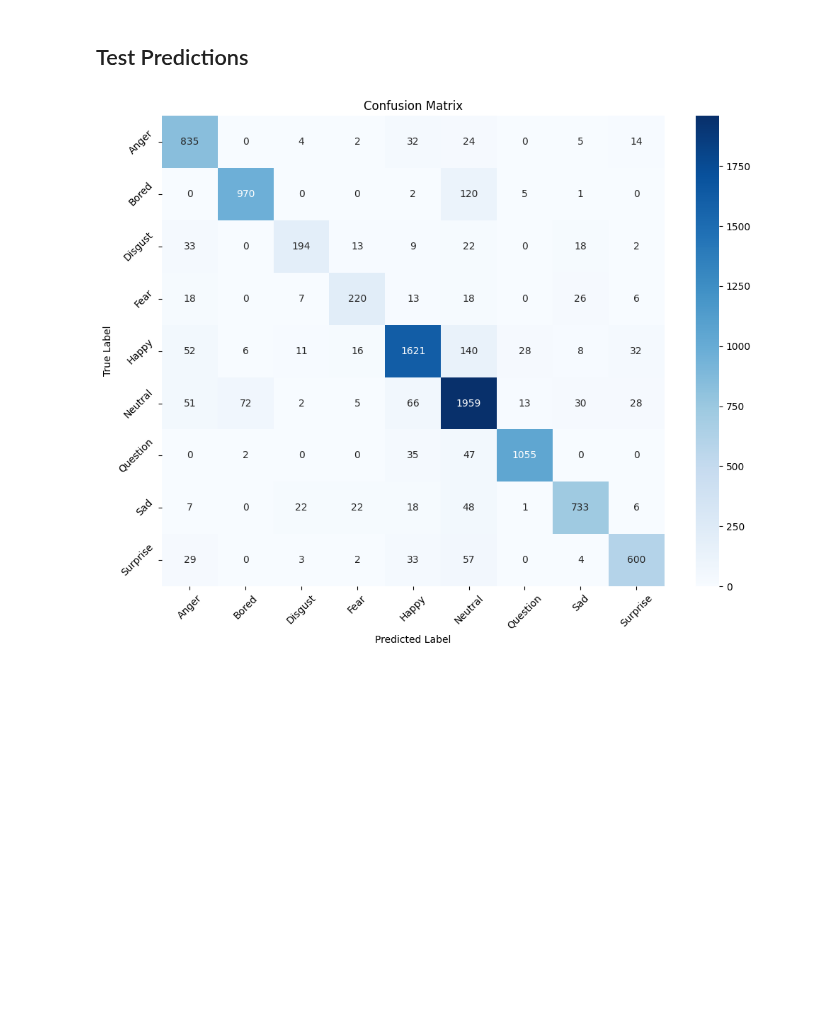
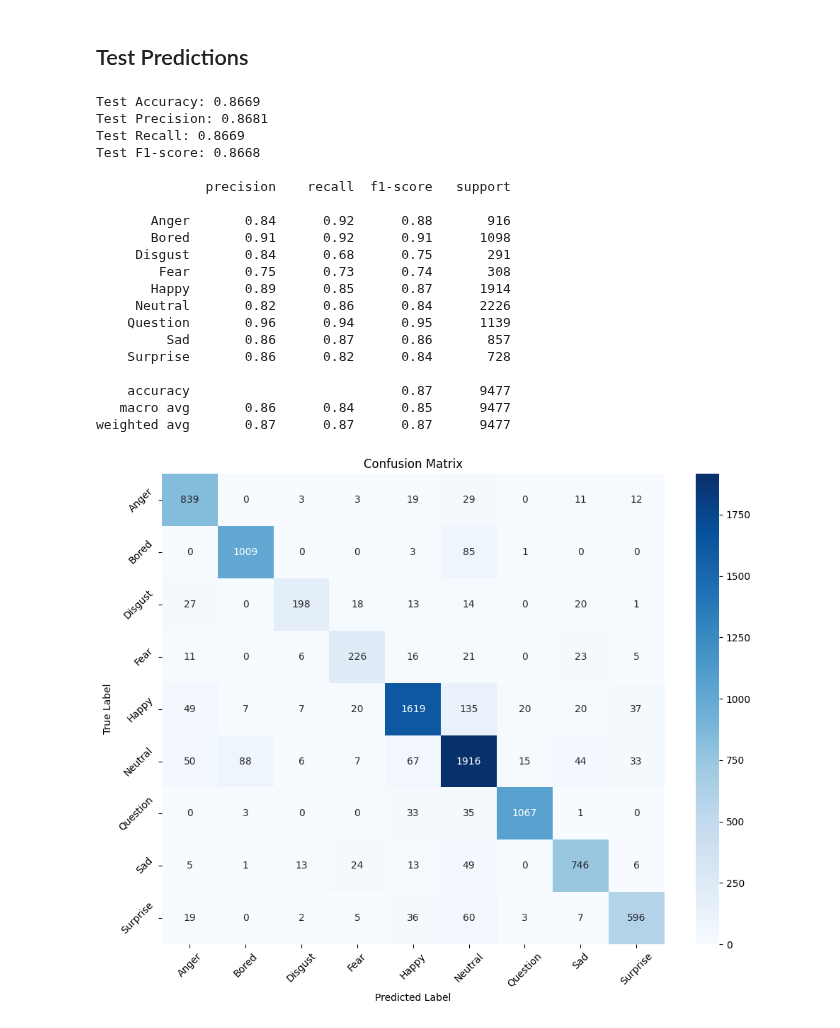
Before and after one commit to Fe-56/ai_project_ser, a Jupyter notebook: wav2vec2/wav2vec2-base.ipynb, the cells around one changed output. Cells and saved outputs as stored; diff of their text form; code cells hidden in the pictures; blank space fills up the shorter version.

```diff
--- a/wav2vec2/wav2vec2-base.ipynb
+++ b/wav2vec2/wav2vec2-base.ipynb
@@ -196,11 +200,12 @@ def compute_metrics(pred):
 # %%
 # Initialize the trainer
-trainer = Trainer(
+trainer = CustomTrainer(
     model=model,
     args=train_args,
     train_dataset=train_dataset,
     eval_dataset=val_dataset,
-    compute_metrics=compute_metrics
+    compute_metrics=compute_metrics,
+    class_weights_path="../data/class_weights.pt"
 )
 # %%
 trainer.train()
@@ -229,26 +234,58 @@ print(results)
 # %%
 # Get model predictions on the test dataset
 predictions = trainer.predict(test_dataset)
 # Convert logits to predicted class labels
 pred_labels = np.argmax(predictions.predictions, axis=1)
 true_labels = predictions.label_ids  # Ground truth labels
+
+# Compute metrics
+accuracy = accuracy_score(true_labels, pred_labels)
+precision, recall, f1, _ = precision_recall_fscore_support(true_labels, pred_labels, average='weighted')
+
+print(f"Test Accuracy: {accuracy:.4f}")
+print(f"Test Precision: {precision:.4f}")
+print(f"Test Recall: {recall:.4f}")
+print(f"Test F1-score: {f1:.4f}\n")
+
+# Print detailed classification report
+print(classification_report(true_labels, pred_labels, target_names=list(label_map.keys())))
 
 # Compute the confusion matrix
 conf_matrix = confusion_matrix(true_labels, pred_labels)
 
 # Plot the heatmap
 plt.figure(figsize=(10, 8))
 sns.heatmap(conf_matrix, annot=True, fmt="d", cmap="Blues",
             xticklabels=label_map.keys(), yticklabels=label_map.keys())
 
 plt.ylabel('True Label')
 plt.xlabel('Predicted Label')
 plt.title('Confusion Matrix')
 
 plt.xticks(rotation=45)
 plt.yticks(rotation=45)
 
 plt.tight_layout()
 plt.show()
 # %% [output]
+Test Accuracy: 0.8669
+Test Precision: 0.8681
+Test Recall: 0.8669
+Test F1-score: 0.8668
+
+              precision    recall  f1-score   support
+
+       Anger       0.84      0.92      0.88       916
+       Bored       0.91      0.92      0.91      1098
+     Disgust       0.84      0.68      0.75       291
+        Fear       0.75      0.73      0.74       308
+       Happy       0.89      0.85      0.87      1914
+     Neutral       0.82      0.86      0.84      2226
+    Question       0.96      0.94      0.95      1139
+         Sad       0.86      0.87      0.86       857
+    Surprise       0.86      0.82      0.84       728
+
+    accuracy                           0.87      9477
+   macro avg       0.86      0.84      0.85      9477
+weighted avg       0.87      0.87      0.87      9477
-[figure, old version]
+[figure, new version]
```
Also changed, not shown: parts of 5 cells of this notebook, 1 other file.
